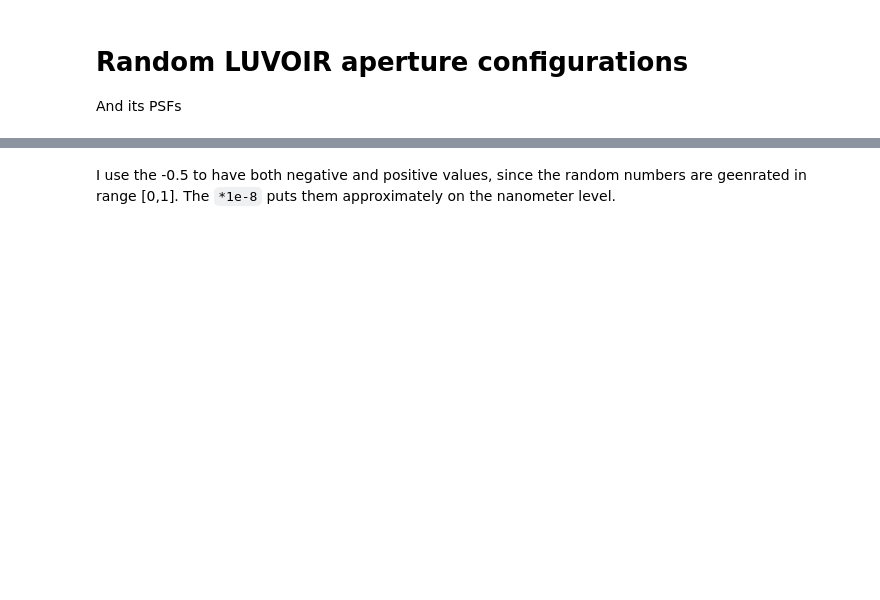
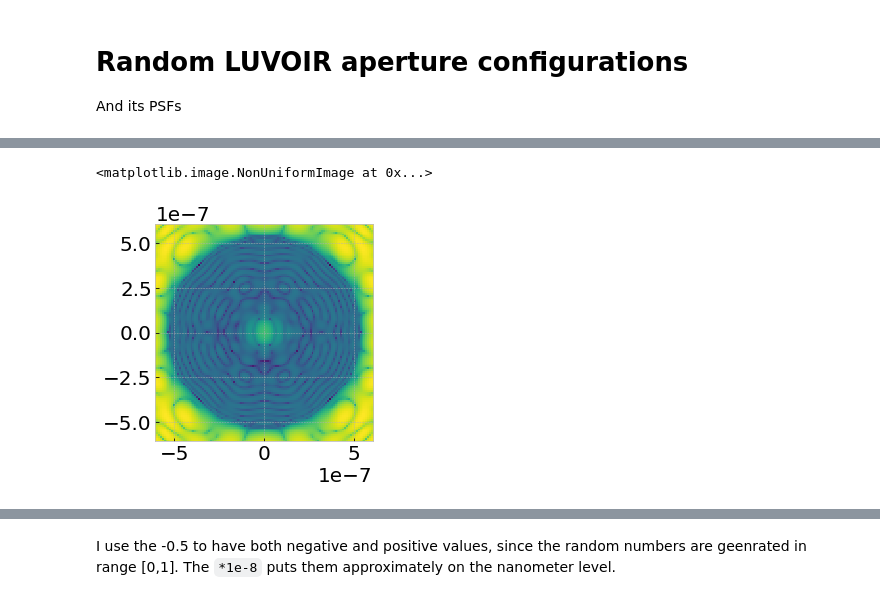
Before and after one commit to ivalaginja/PASTIS, a Jupyter notebook: Jupyter Notebooks/LUVOIR/13_Random aperture configurations.ipynb, the cells around one changed output, grey strips where cells are left out. Cells and saved outputs as stored; diff of their text form; code cells hidden in the pictures; blank space fills up the shorter version.

```diff
--- a/Jupyter Notebooks/LUVOIR/13_Random aperture configurations.ipynb
+++ b/Jupyter Notebooks/LUVOIR/13_Random aperture configurations.ipynb
@@ -32,2 +52,7 @@ norm = ref.max()
+# %%
+hc.imshow_field(np.log10(psf_unaber/norm))
+# %% [output]
+<matplotlib.image.NonUniformImage at 0x...>
+[figure, added]
 # %%
 # Plot reference PSF
```
Also changed, not shown: parts of 51 cells of this notebook, 10 other files.
